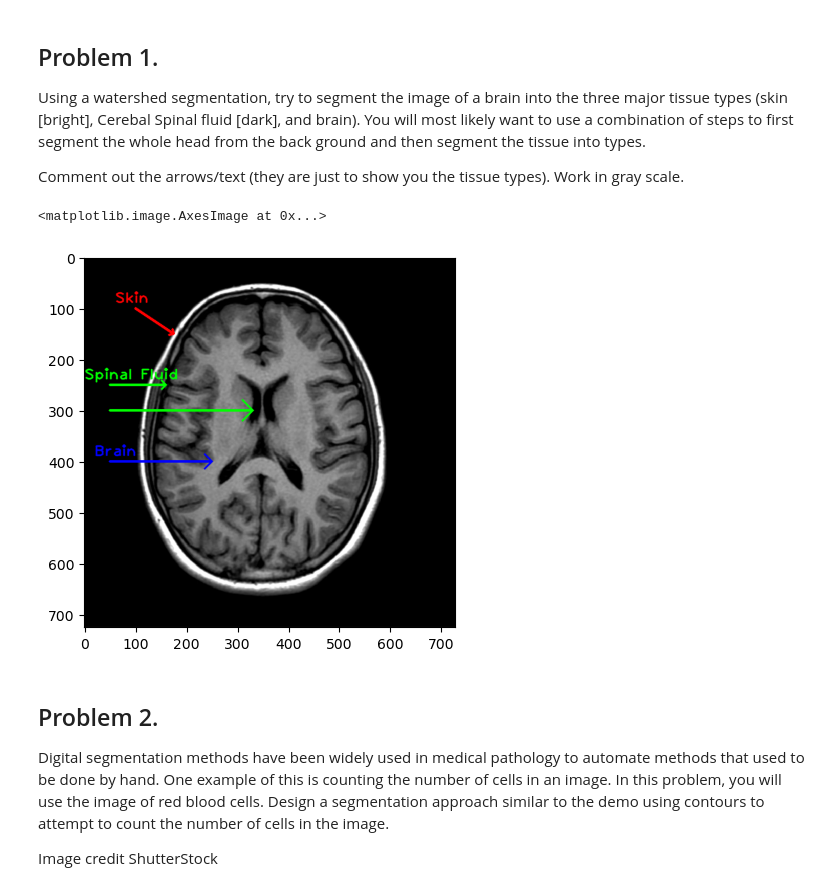
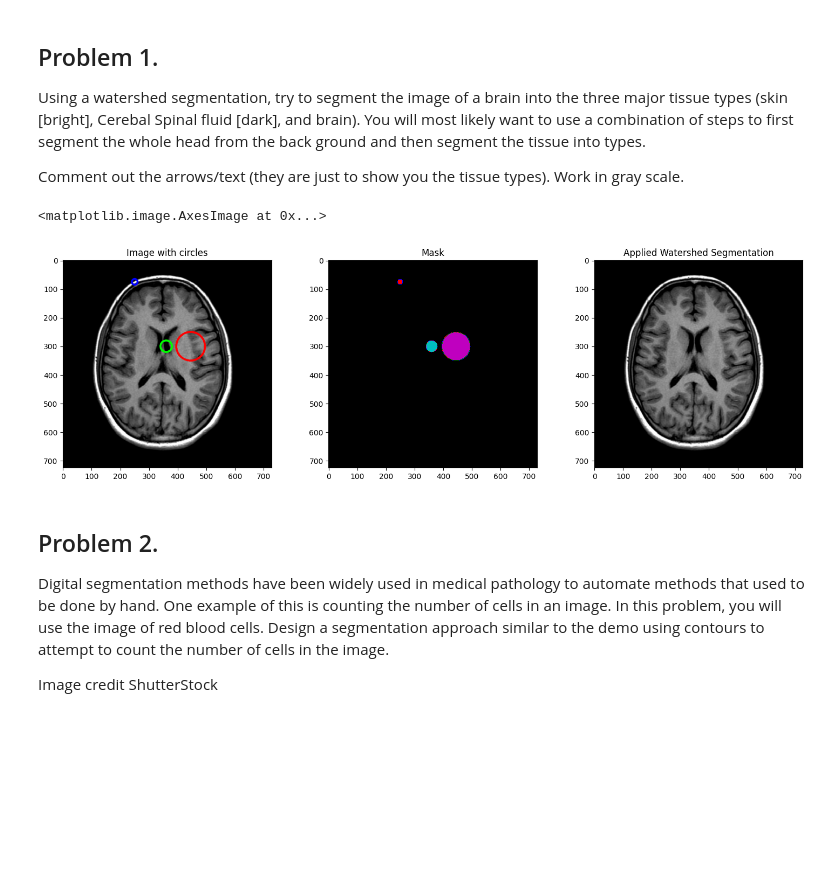
Before and after one commit to ZachH42/Homework4, a Jupyter notebook: Homework4.ipynb, the cells around one changed output. Cells and saved outputs as stored; diff of their text form; code cells hidden in the pictures; blank space fills up the shorter version.

```diff
--- a/Homework4.ipynb
+++ b/Homework4.ipynb
@@ -6,24 +6,48 @@ Comment out the arrows/text (they are just to show you the tissue types).  Work
 # %%
 import cv2
 import os
 import matplotlib.pyplot as plt
-img = cv2.imread(os.path.relpath('data/MRI_brain.png'))
-
-cv2.arrowedLine(img, (100, 100), (175,150),(255,0,0), 3)
-cv2.putText(img, "Skin", (60,90),cv2.FONT_HERSHEY_PLAIN,2,(255,0,0),2,cv2.LINE_AA)
-
-cv2.arrowedLine(img, (50, 250), (160,250),(0,255,0), 3)
-cv2.arrowedLine(img, (50, 300), (330,300),(0,255,0), 3)
-cv2.putText(img, "Spinal Fluid", (0,240),cv2.FONT_HERSHEY_PLAIN,2,(0,255,0),2,cv2.LINE_AA)
-
-cv2.arrowedLine(img, (50, 400), (250,400),(0,0,255), 3)
-cv2.putText(img, "Brain", (20,390),cv2.FONT_HERSHEY_PLAIN,2,(0,0,255),2,cv2.LINE_AA)
+import numpy as np
 
 
+img = cv2.imread(os.path.relpath('data/MRI_brain.png'))
+img = cv2.cvtColor(img,cv2.COLOR_BGR2RGB)
+
+#cv2.arrowedLine(img, (100, 100), (175,150),(255,0,0), 3)
+#cv2.putText(img, "Skin", (60,90),cv2.FONT_HERSHEY_PLAIN,2,(255,0,0),2,cv2.LINE_AA)
+
+#cv2.arrowedLine(img, (50, 250), (160,250),(0,255,0), 3)
+#cv2.arrowedLine(img, (50, 300), (330,300),(0,255,0), 3)
+#cv2.putText(img, "Spinal Fluid", (0,240),cv2.FONT_HERSHEY_PLAIN,2,(0,255,0),2,cv2.LINE_AA)
+
+#cv2.arrowedLine(img, (50, 400), (250,400),(0,0,255), 3)
+#cv2.putText(img, "Brain", (20,390),cv2.FONT_HERSHEY_PLAIN,2,(0,0,255),2,cv2.LINE_AA)
+
+imagelabeled = img.copy()  # I'll use this to show the annotations
+markers = np.zeros((img.shape[0],img.shape[1]),dtype='int32') # but, this is our actual marker image
+
+cv2.circle(imagelabeled, (250,75), 10, (0, 0, 255), thickness=5)
+cv2.circle(imagelabeled, (445,300), 50, (255, 0, 0), thickness=5)
+cv2.circle(imagelabeled, (360,300), 20, (0, 255, 0), thickness=5)
+
+cv2.circle(markers, (250,75), 10, 1, thickness=-1)
+cv2.circle(markers, (445,300), 50, 2, thickness=-1)
+cv2.circle(markers, (360,300), 20, 3, thickness=-1)
+
+markersWS = cv2.watershed(img,markers.copy())
+
+plt.figure(figsize=[18, 5])
+
+
+from matplotlib.colors import ListedColormap
+plt.subplot(131); plt.imshow(imagelabeled);plt.title('Image with circles')
+plt.subplot(132); plt.imshow(markers,cmap=ListedColormap(['k','b','r','g','m','c'])); plt.title('Mask')
+plt.subplot(133); plt.imshow(markersWS); plt.title('Applied Watershed Segmentation')
+
 plt.imshow(img,cmap='gray')
 # %% [output]
 <matplotlib.image.AxesImage at 0x...>
-[figure, old version]
+[figure, new version]
 # %% [markdown]
 ## Problem 2.
 Digital segmentation methods have been widely used in medical pathology to automate methods that used to be done by hand.  One example of this is counting the number of cells in an image.  In this problem, you will use the image of red blood cells.  Design a segmentation approach similar to the demo using contours to attempt to count the number of cells in the image.
```
Also changed, not shown: parts of 5 cells of this notebook.
